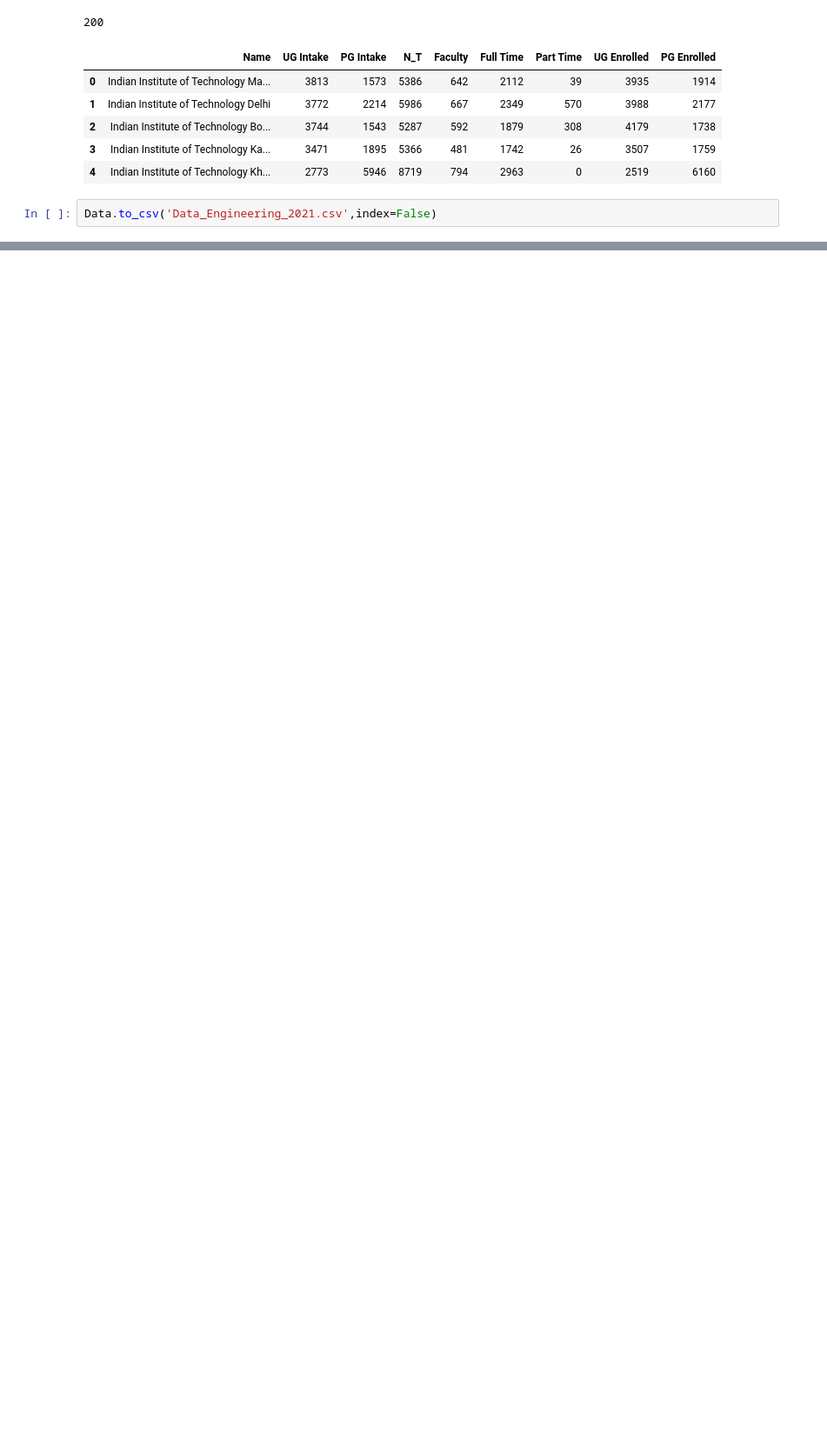
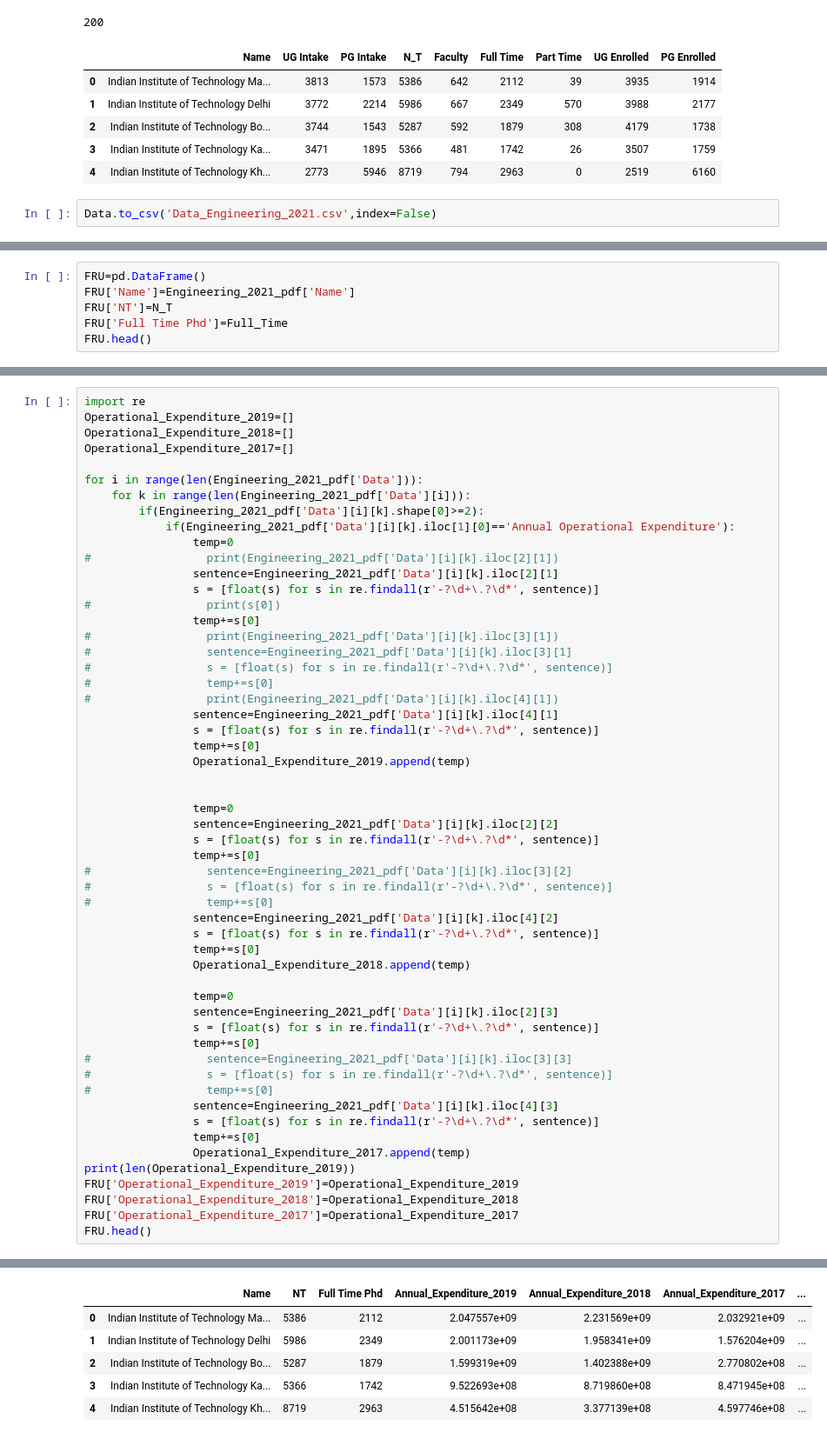
Before and after one commit to krishnaagarwal2001/Analysis-of-NIRF-Ranking, a Jupyter notebook: Data.ipynb, the cells around one changed output, grey strips where cells are left out. Shown at 87% size. Cells and saved outputs as stored; diff of their text form; blank space fills up the shorter version.

```diff
--- a/Data.ipynb
+++ b/Data.ipynb
@@ -387,0 +405,6 @@ Data.to_csv('Data_Engineering_2021.csv',index=False)
+# %%
+FRU=pd.DataFrame()
+FRU['Name']=Engineering_2021_pdf['Name']
+FRU['NT']=N_T
+FRU['Full Time Phd']=Full_Time
+FRU.head()
@@ -387,0 +480,56 @@ Data.to_csv('Data_Engineering_2021.csv',index=False)
+# %%
+import re
+Operational_Expenditure_2019=[]
+Operational_Expenditure_2018=[]
+Operational_Expenditure_2017=[]
+
+for i in range(len(Engineering_2021_pdf['Data'])):
+    for k in range(len(Engineering_2021_pdf['Data'][i])):
+        if(Engineering_2021_pdf['Data'][i][k].shape[0]>=2):
+            if(Engineering_2021_pdf['Data'][i][k].iloc[1][0]=='Annual Operational Expenditure'):
+                temp=0
+#                 print(Engineering_2021_pdf['Data'][i][k].iloc[2][1])
+                sentence=Engineering_2021_pdf['Data'][i][k].iloc[2][1]
+                s = [float(s) for s in re.findall(r'-?\d+\.?\d*', sentence)]
+#                 print(s[0])
+                temp+=s[0]
+#                 print(Engineering_2021_pdf['Data'][i][k].iloc[3][1])
+#                 sentence=Engineering_2021_pdf['Data'][i][k].iloc[3][1]
+#                 s = [float(s) for s in re.findall(r'-?\d+\.?\d*', sentence)]
+#                 temp+=s[0]
+#                 print(Engineering_2021_pdf['Data'][i][k].iloc[4][1])
+                sentence=Engineering_2021_pdf['Data'][i][k].iloc[4][1]
+                s = [float(s) for s in re.findall(r'-?\d+\.?\d*', sentence)]
+                temp+=s[0]
+                Operational_Expenditure_2019.append(temp)
+
+
+                temp=0
+                sentence=Engineering_2021_pdf['Data'][i][k].iloc[2][2]
+                s = [float(s) for s in re.findall(r'-?\d+\.?\d*', sentence)]
+                temp+=s[0]
+#                 sentence=Engineering_2021_pdf['Data'][i][k].iloc[3][2]
+#                 s = [float(s) for s in re.findall(r'-?\d+\.?\d*', sentence)]
+#                 temp+=s[0]
+                sentence=Engineering_2021_pdf['Data'][i][k].iloc[4][2]
+                s = [float(s) for s in re.findall(r'-?\d+\.?\d*', sentence)]
+                temp+=s[0]
+                Operational_Expenditure_2018.append(temp)
+
+                temp=0
+                sentence=Engineering_2021_pdf['Data'][i][k].iloc[2][3]
+                s = [float(s) for s in re.findall(r'-?\d+\.?\d*', sentence)]
+                temp+=s[0]
+#                 sentence=Engineering_2021_pdf['Data'][i][k].iloc[3][3]
+#                 s = [float(s) for s in re.findall(r'-?\d+\.?\d*', sentence)]
+#                 temp+=s[0]
+                sentence=Engineering_2021_pdf['Data'][i][k].iloc[4][3]
+                s = [float(s) for s in re.findall(r'-?\d+\.?\d*', sentence)]
+                temp+=s[0]
+                Operational_Expenditure_2017.append(temp)
+print(len(Operational_Expenditure_2019))
+FRU['Operational_Expenditure_2019']=Operational_Expenditure_2019
+FRU['Operational_Expenditure_2018']=Operational_Expenditure_2018
+FRU['Operational_Expenditure_2017']=Operational_Expenditure_2017
+FRU.head()
+# %% [output]
@@ -387,0 +537,6 @@ Data.to_csv('Data_Engineering_2021.csv',index=False)
+|  | Name | NT | Full Time Phd | Annual_Expenditure_2019 | Annual_Expenditure_2018 | Annual_Expenditure_2017 | ... |
+| 0 | Indian Institute of Technology Ma... | 5386 | 2112 | 2.047557e+09 | 2.231569e+09 | 2.032921e+09 | ... |
+| 1 | Indian Institute of Technology Delhi | 5986 | 2349 | 2.001173e+09 | 1.958341e+09 | 1.576204e+09 | ... |
+| 2 | Indian Institute of Technology Bo... | 5287 | 1879 | 1.599319e+09 | 1.402388e+09 | 2.770802e+08 | ... |
+| 3 | Indian Institute of Technology Ka... | 5366 | 1742 | 9.522693e+08 | 8.719860e+08 | 8.471945e+08 | ... |
+| 4 | Indian Institute of Technology Kh... | 8719 | 2963 | 4.515642e+08 | 3.377139e+08 | 4.597746e+08 | ... |
```
Also changed, not shown: parts of 35 cells of this notebook, 28 other files.
